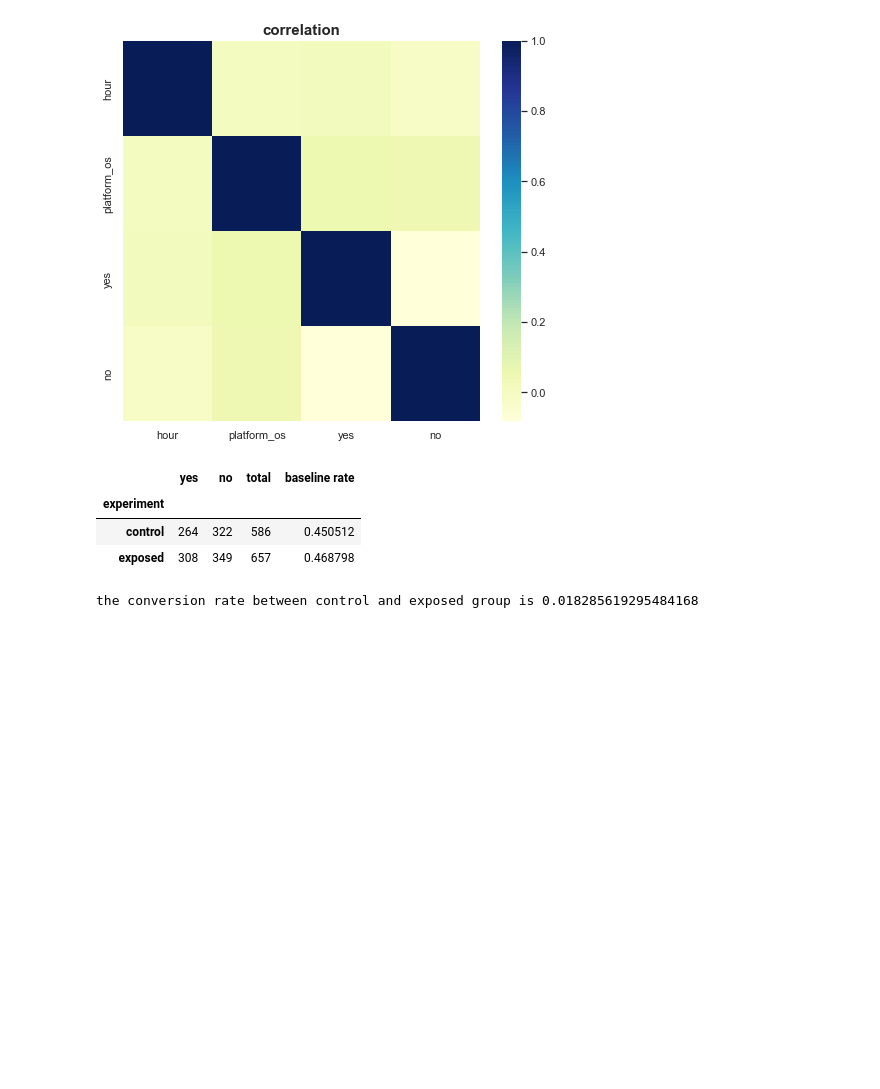
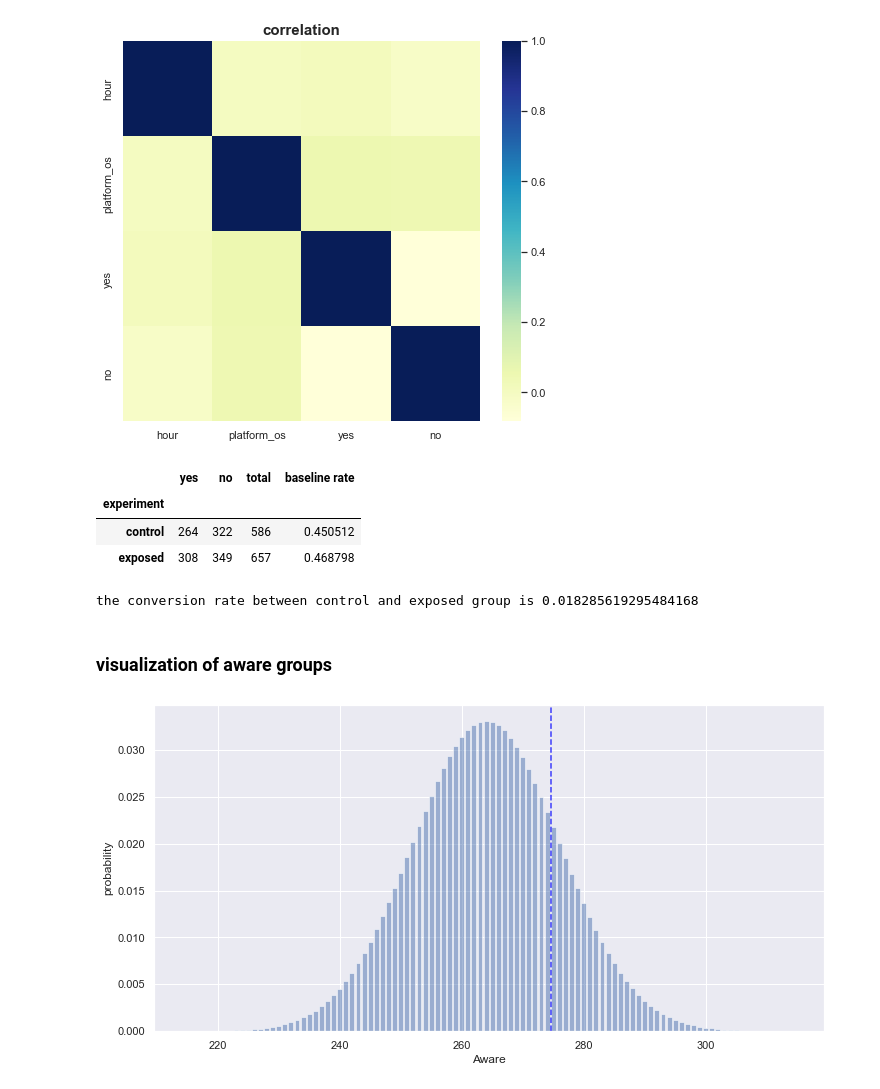
Before and after one commit to TenAcademy/A_B-Hypothesis-Testing, a Jupyter notebook: notebooks/data_exploration.ipynb, the cells around one changed output. Cells and saved outputs as stored; diff of their text form; code cells hidden in the pictures; blank space fills up the shorter version.

Commit message:
visualize conversion of the two groups

```diff
--- a/notebooks/data_exploration.ipynb
+++ b/notebooks/data_exploration.ipynb
@@ -16,6 +16,8 @@ warnings.filterwarnings('ignore')
 
 cleaner = DataCleaner()
 util=Utils()
+dp=DistributionPlots()
+hp=HypothesisPlot()
 # %%
 df = util.load_data('../data/AdSmartABdata.csv')
 df.head()
@@ -246,3 +248,14 @@ cr_control=ab_summary.loc['control','baseline rate']
 print(f"the conversion rate between control and exposed group is {cr_exposed-cr_control}")
 # %% [output]
 the conversion rate between control and exposed group is 0.018285619295484168
+# %% [markdown]
+### visualization of aware groups
+# %%
+c_aware=ab_summary['yes']['control']
+c_total=ab_summary['total']['control']
+e_aware=ab_summary['yes']['exposed']
+e_total=ab_summary['total']['exposed']
+c_cr,e_cr= ab_summary['baseline rate']
+dp.cont_distribution(c_aware,c_total,c_cr,e_cr)
+# %% [output]
+[figure, added]
```
Also changed, not shown: parts of 5 cells of this notebook, 1 other file.
